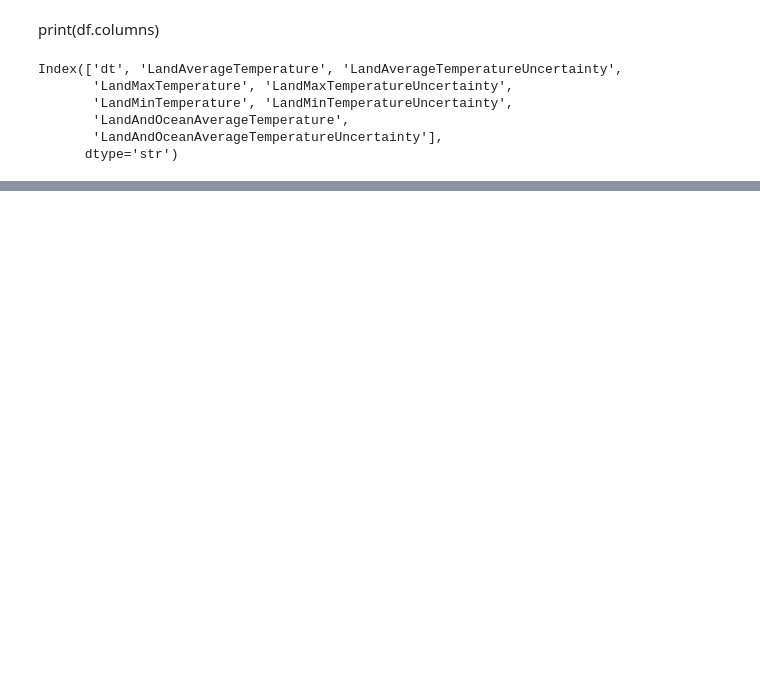
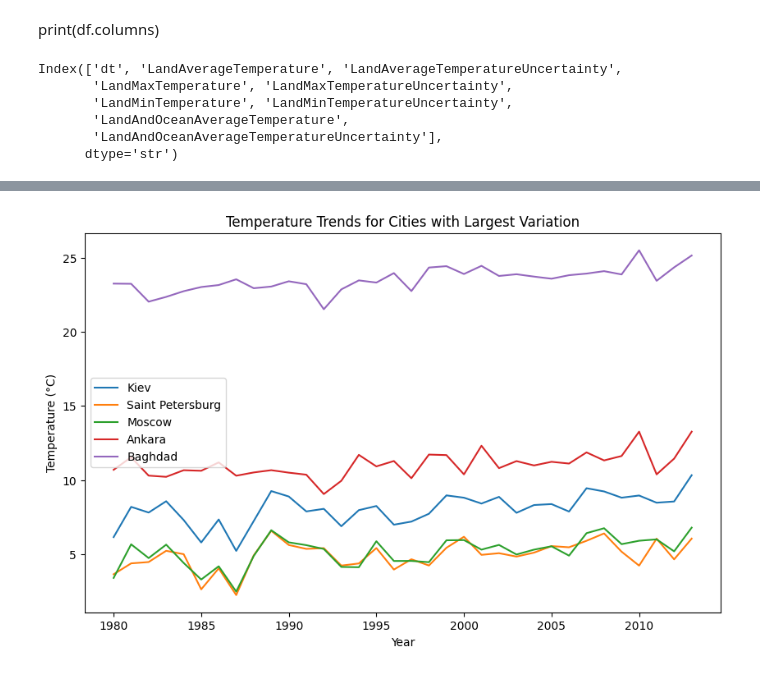
Before and after one commit to JaphletM/climate-watch, a Jupyter notebook: Opdracht 2/notebook.ipynb, the cells around one changed output, grey strips where cells are left out. Saved outputs shown, nothing was run; the diff lists cells and outputs as text; code cells hidden in the pictures; blank space fills up the shorter version.

```diff
--- a/Opdracht 2/notebook.ipynb
+++ b/Opdracht 2/notebook.ipynb
@@ -189,0 +218,40 @@ df["LandAverageTemperature"] = df["LandAverageTemperature"].fillna(
+# %%
+city_df["dt"] = pd.to_datetime(city_df["dt"])
+city_df["Year"] = city_df["dt"].dt.year
+
+city_df["AverageTemperature"] = pd.to_numeric(
+    city_df["AverageTemperature"], errors="coerce"
+)
+
+# remove fake zeros if needed
+city_df["AverageTemperature"] = city_df["AverageTemperature"].replace(0, pd.NA)
+# %%
+city_yearly = (
+    city_df.groupby(["City", "Year"])["AverageTemperature"]
+    .mean()
+    .reset_index()
+)
+# %%
+city_variation = (
+    city_yearly.groupby("City")["AverageTemperature"]
+    .agg(lambda x: x.max() - x.min())
+    .sort_values(ascending=False)
+)
+# %%
+top_cities = city_variation.head(5).index
+# %%
+import matplotlib.pyplot as plt
+
+plt.figure(figsize=(10, 6))
+
+for city in top_cities:
+    data = city_yearly[city_yearly["City"] == city]
+    plt.plot(data["Year"], data["AverageTemperature"], label=city)
+
+plt.title("Temperature Trends for Cities with Largest Variation")
+plt.xlabel("Year")
+plt.ylabel("Temperature (°C)")
+plt.legend()
+plt.show()
+# %% [output]
+[figure, added]
```
Also changed, not shown: parts of 41 cells of this notebook, 1 other file.
